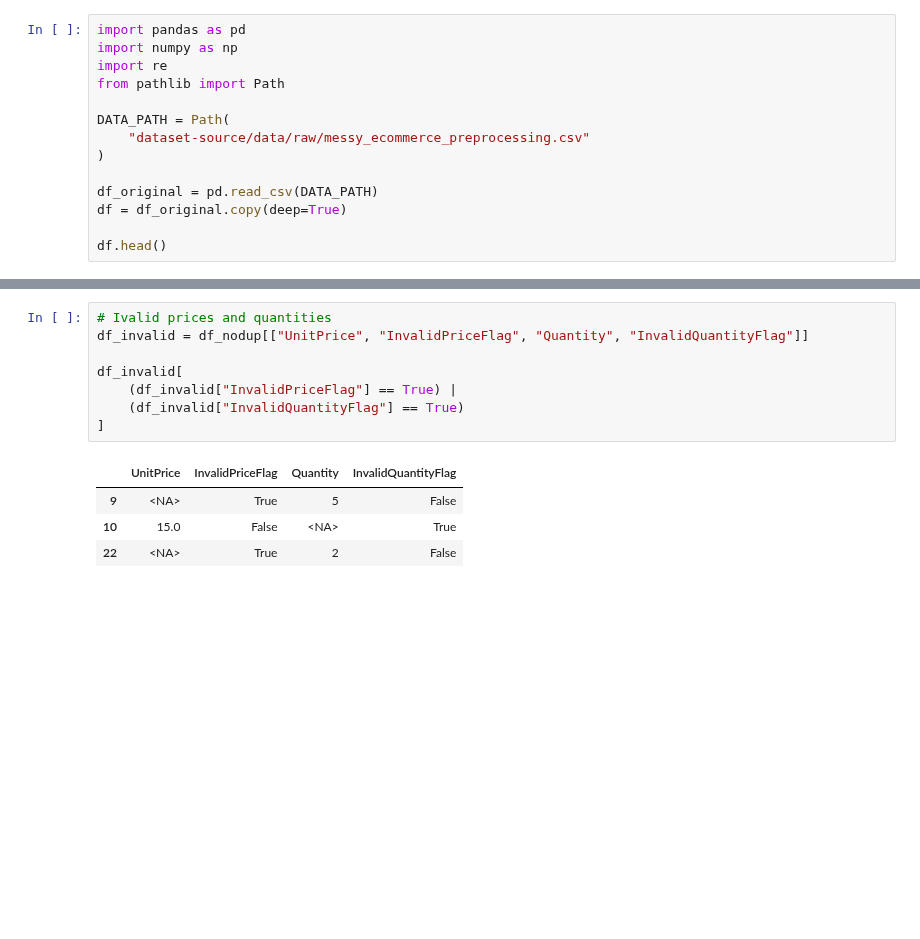
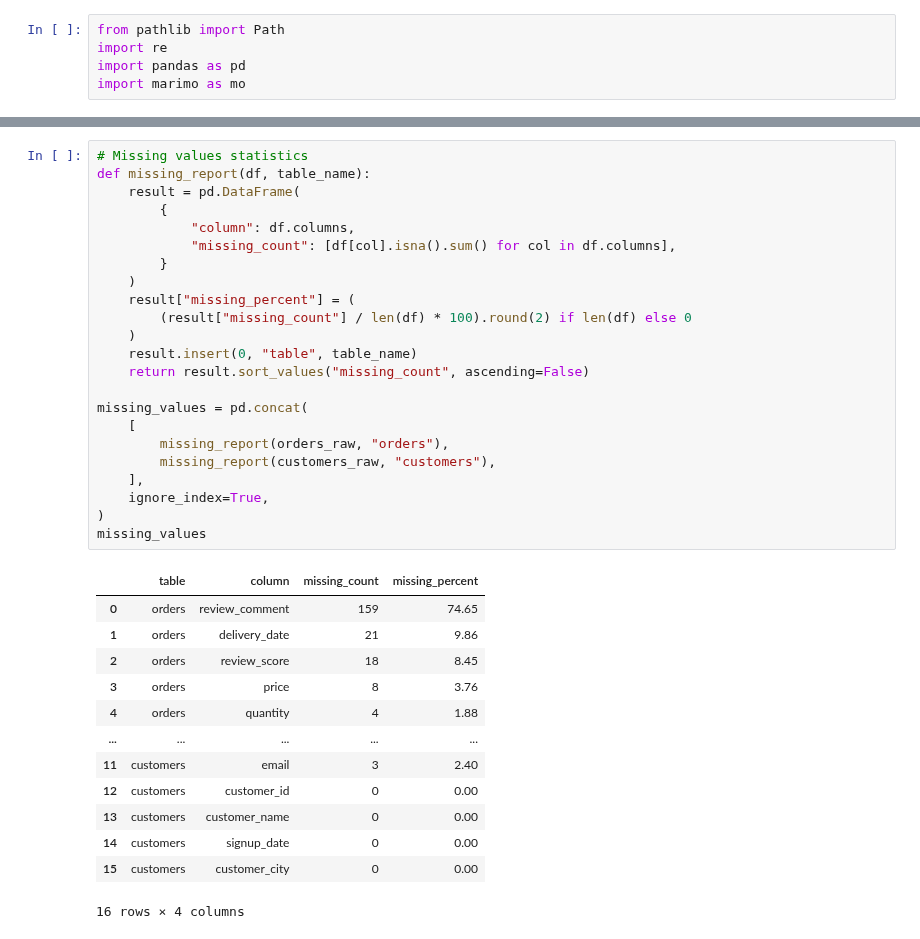
Before and after one commit to jackOfnoTraits/infra-training-updates, a Jupyter notebook: Day-11/DC-22-Day 11 - Task 2 - Data Cleaning, Preprocessing & Validation Using Pandas/attachments/Day-11-Task-2.ipynb, the cells around one changed output, grey strips where cells are left out. Cells and saved outputs as stored; diff of their text form; blank space fills up the shorter version.

```diff
--- a/Day-11/DC-22-Day 11 - Task 2 - Data Cleaning, Preprocessing & Validation Using Pandas/attachments/Day-11-Task-2.ipynb
+++ b/Day-11/DC-22-Day 11 - Task 2 - Data Cleaning, Preprocessing & Validation Using Pandas/attachments/Day-11-Task-2.ipynb
@@ -1,15 +1,6 @@
 # %%
+from pathlib import Path
+import re
 import pandas as pd
-import numpy as np
-import re
-from pathlib import Path
-
-DATA_PATH = Path(
-    "dataset-source/data/raw/messy_ecommerce_preprocessing.csv"
-)
-
-df_original = pd.read_csv(DATA_PATH)
-df = df_original.copy(deep=True)
-
-df.head()
+import marimo as mo
 # %% [output]
@@ -222,14 +132,38 @@ Invalid quantities flagged: 1
 # %%
-# Ivalid prices and quantities
-df_invalid = df_nodup[["UnitPrice", "InvalidPriceFlag", "Quantity", "InvalidQuantityFlag"]]
+# Missing values statistics
+def missing_report(df, table_name):
+    result = pd.DataFrame(
+        {
+            "column": df.columns,
+            "missing_count": [df[col].isna().sum() for col in df.columns],
+        }
+    )
+    result["missing_percent"] = (
+        (result["missing_count"] / len(df) * 100).round(2) if len(df) else 0
+    )
+    result.insert(0, "table", table_name)
+    return result.sort_values("missing_count", ascending=False)
 
-df_invalid[
-    (df_invalid["InvalidPriceFlag"] == True) |
-    (df_invalid["InvalidQuantityFlag"] == True)
-]
+missing_values = pd.concat(
+    [
+        missing_report(orders_raw, "orders"),
+        missing_report(customers_raw, "customers"),
+    ],
+    ignore_index=True,
+)
+missing_values
 # %% [output]
-|  | UnitPrice | InvalidPriceFlag | Quantity | InvalidQuantityFlag |
-| 9 | <NA> | True | 5 | False |
-| 10 | 15.0 | False | <NA> | True |
-| 22 | <NA> | True | 2 | False |
+|  | table | column | missing_count | missing_percent |
+| 0 | orders | review_comment | 159 | 74.65 |
+| 1 | orders | delivery_date | 21 | 9.86 |
+| 2 | orders | review_score | 18 | 8.45 |
+| 3 | orders | price | 8 | 3.76 |
+| 4 | orders | quantity | 4 | 1.88 |
+| ... | ... | ... | ... | ... |
+| 11 | customers | email | 3 | 2.40 |
+| 12 | customers | customer_id | 0 | 0.00 |
+| 13 | customers | customer_name | 0 | 0.00 |
+| 14 | customers | signup_date | 0 | 0.00 |
+| 15 | customers | customer_city | 0 | 0.00 |
+16 rows × 4 columns
 # %%
```
Also changed, not shown: parts of 23 cells of this notebook.
